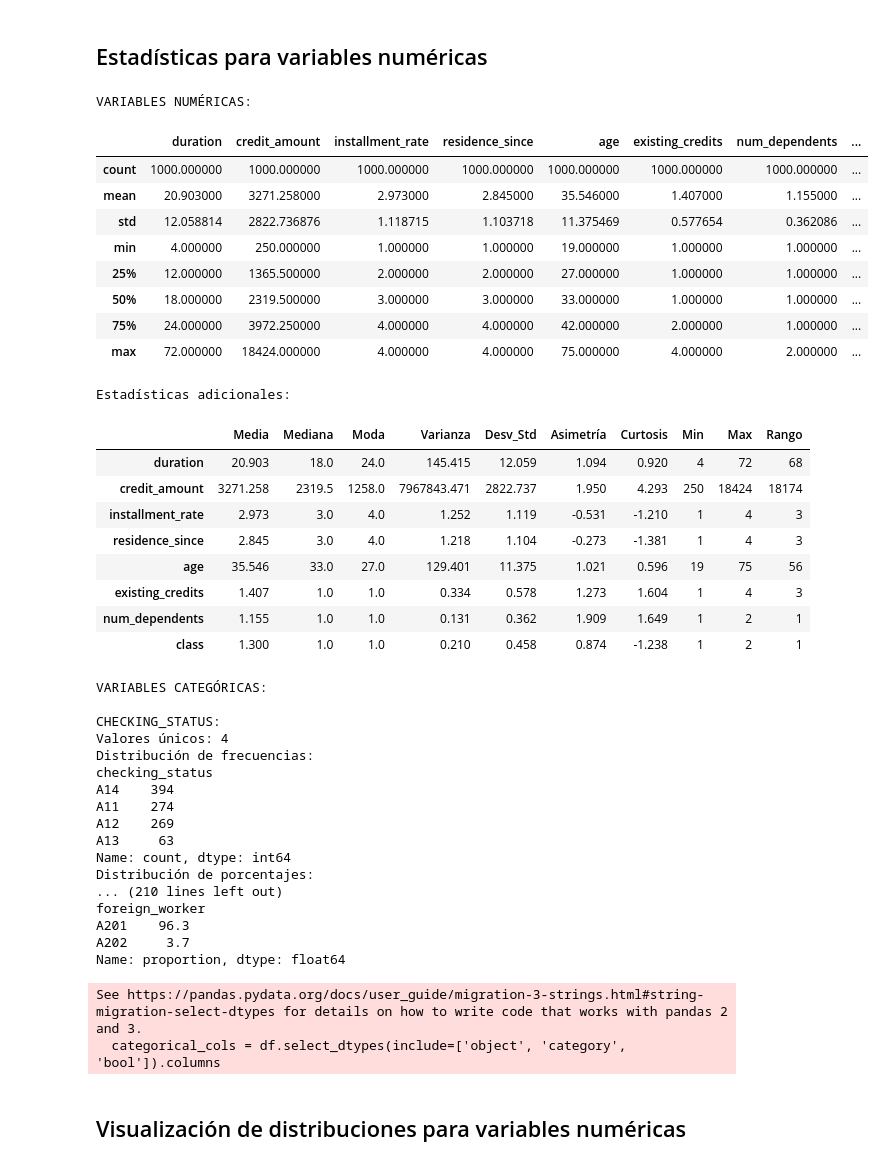
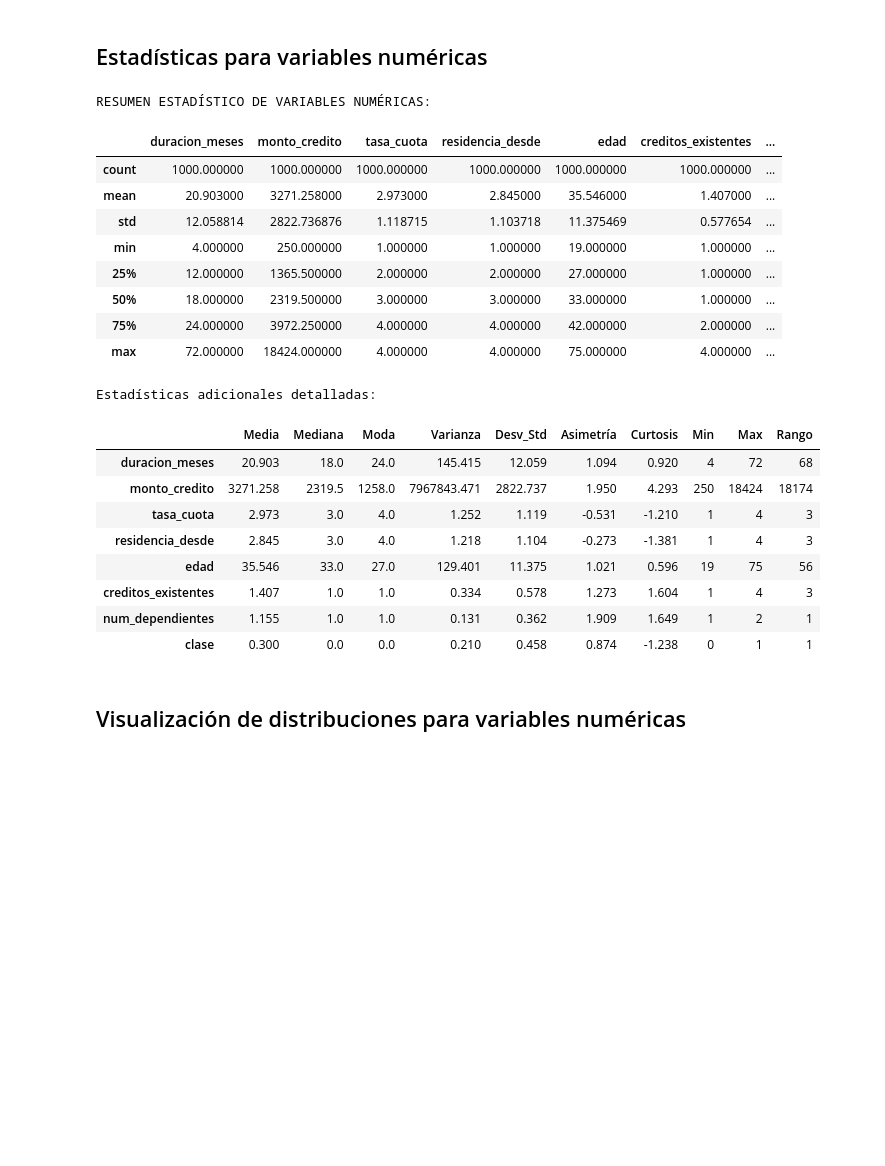
Before and after one commit to JohelBarquero/ProyectoA_RiesgoCrediticio, a Jupyter notebook: notebooks/EDA.ipynb, the cells around one changed output. Drawn from its saved outputs; the diff is of its cells as text; code cells hidden in the pictures; blank space fills up the shorter version.

```diff
--- a/notebooks/EDA.ipynb
+++ b/notebooks/EDA.ipynb
@@ -100,78 +346,47 @@ Nombres de columnas:
 # %% [markdown]
 ## Estadísticas para variables numéricas
 # %%
-numeric_cols = df.select_dtypes(include=[np.number]).columns
+numeric_cols = df.select_dtypes(include=[np.number]).columns.tolist()
+
 if len(numeric_cols) > 0:
-    print("VARIABLES NUMÉRICAS:")
+    print("RESUMEN ESTADÍSTICO DE VARIABLES NUMÉRICAS:")
     display(df[numeric_cols].describe())
 
-    # Estadísticas adicionales
-    print("\nEstadísticas adicionales:")
+    print("\nEstadísticas adicionales detalladas:")
     stats_df = pd.DataFrame({
         'Media': df[numeric_cols].mean(),
         'Mediana': df[numeric_cols].median(),
         'Moda': df[numeric_cols].mode().iloc[0] if not df[numeric_cols].empty else np.nan,
         'Varianza': df[numeric_cols].var(),
         'Desv_Std': df[numeric_cols].std(),
         'Asimetría': df[numeric_cols].skew(),
         'Curtosis': df[numeric_cols].kurtosis(),
         'Min': df[numeric_cols].min(),
         'Max': df[numeric_cols].max(),
         'Rango': df[numeric_cols].max() - df[numeric_cols].min()
     }).round(3)
     display(stats_df)
-
-# Estadísticas para variables categóricas
-categorical_cols = df.select_dtypes(include=['object', 'category', 'bool']).columns
-if len(categorical_cols) > 0:
-    print("\nVARIABLES CATEGÓRICAS:")
-    for col in categorical_cols:
-        print(f"\n{col.upper()}:")
-        print(f"Valores únicos: {df[col].nunique()}")
-        print("Distribución de frecuencias:")
-        print(df[col].value_counts())
-        print("Distribución de porcentajes:")
-        print(df[col].value_counts(normalize=True) * 100)
 # %% [output]
-VARIABLES NUMÉRICAS:
+RESUMEN ESTADÍSTICO DE VARIABLES NUMÉRICAS:
-|  | duration | credit_amount | installment_rate | residence_since | age | existing_credits | num_dependents | ... |
-| count | 1000.000000 | 1000.000000 | 1000.000000 | 1000.000000 | 1000.000000 | 1000.000000 | 1000.000000 | ... |
-| mean | 20.903000 | 3271.258000 | 2.973000 | 2.845000 | 35.546000 | 1.407000 | 1.155000 | ... |
-| std | 12.058814 | 2822.736876 | 1.118715 | 1.103718 | 11.375469 | 0.577654 | 0.362086 | ... |
-| min | 4.000000 | 250.000000 | 1.000000 | 1.000000 | 19.000000 | 1.000000 | 1.000000 | ... |
-| 25% | 12.000000 | 1365.500000 | 2.000000 | 2.000000 | 27.000000 | 1.000000 | 1.000000 | ... |
-| 50% | 18.000000 | 2319.500000 | 3.000000 | 3.000000 | 33.000000 | 1.000000 | 1.000000 | ... |
-| 75% | 24.000000 | 3972.250000 | 4.000000 | 4.000000 | 42.000000 | 2.000000 | 1.000000 | ... |
-| max | 72.000000 | 18424.000000 | 4.000000 | 4.000000 | 75.000000 | 4.000000 | 2.000000 | ... |
+|  | duracion_meses | monto_credito | tasa_cuota | residencia_desde | edad | creditos_existentes | ... |
+| count | 1000.000000 | 1000.000000 | 1000.000000 | 1000.000000 | 1000.000000 | 1000.000000 | ... |
+| mean | 20.903000 | 3271.258000 | 2.973000 | 2.845000 | 35.546000 | 1.407000 | ... |
+| std | 12.058814 | 2822.736876 | 1.118715 | 1.103718 | 11.375469 | 0.577654 | ... |
+| min | 4.000000 | 250.000000 | 1.000000 | 1.000000 | 19.000000 | 1.000000 | ... |
+| 25% | 12.000000 | 1365.500000 | 2.000000 | 2.000000 | 27.000000 | 1.000000 | ... |
+| 50% | 18.000000 | 2319.500000 | 3.000000 | 3.000000 | 33.000000 | 1.000000 | ... |
+| 75% | 24.000000 | 3972.250000 | 4.000000 | 4.000000 | 42.000000 | 2.000000 | ... |
+| max | 72.000000 | 18424.000000 | 4.000000 | 4.000000 | 75.000000 | 4.000000 | ... |
-Estadísticas adicionales:
+Estadísticas adicionales detalladas:
 |  | Media | Mediana | Moda | Varianza | Desv_Std | Asimetría | Curtosis | Min | Max | Rango |
-| duration | 20.903 | 18.0 | 24.0 | 145.415 | 12.059 | 1.094 | 0.920 | 4 | 72 | 68 |
-| credit_amount | 3271.258 | 2319.5 | 1258.0 | 7967843.471 | 2822.737 | 1.950 | 4.293 | 250 | 18424 | 18174 |
-| installment_rate | 2.973 | 3.0 | 4.0 | 1.252 | 1.119 | -0.531 | -1.210 | 1 | 4 | 3 |
-| residence_since | 2.845 | 3.0 | 4.0 | 1.218 | 1.104 | -0.273 | -1.381 | 1 | 4 | 3 |
-| age | 35.546 | 33.0 | 27.0 | 129.401 | 11.375 | 1.021 | 0.596 | 19 | 75 | 56 |
-| existing_credits | 1.407 | 1.0 | 1.0 | 0.334 | 0.578 | 1.273 | 1.604 | 1 | 4 | 3 |
-| num_dependents | 1.155 | 1.0 | 1.0 | 0.131 | 0.362 | 1.909 | 1.649 | 1 | 2 | 1 |
-| class | 1.300 | 1.0 | 1.0 | 0.210 | 0.458 | 0.874 | -1.238 | 1 | 2 | 1 |
+| duracion_meses | 20.903 | 18.0 | 24.0 | 145.415 | 12.059 | 1.094 | 0.920 | 4 | 72 | 68 |
+| monto_credito | 3271.258 | 2319.5 | 1258.0 | 7967843.471 | 2822.737 | 1.950 | 4.293 | 250 | 18424 | 18174 |
+| tasa_cuota | 2.973 | 3.0 | 4.0 | 1.252 | 1.119 | -0.531 | -1.210 | 1 | 4 | 3 |
+| residencia_desde | 2.845 | 3.0 | 4.0 | 1.218 | 1.104 | -0.273 | -1.381 | 1 | 4 | 3 |
+| edad | 35.546 | 33.0 | 27.0 | 129.401 | 11.375 | 1.021 | 0.596 | 19 | 75 | 56 |
+| creditos_existentes | 1.407 | 1.0 | 1.0 | 0.334 | 0.578 | 1.273 | 1.604 | 1 | 4 | 3 |
+| num_dependientes | 1.155 | 1.0 | 1.0 | 0.131 | 0.362 | 1.909 | 1.649 | 1 | 2 | 1 |
+| clase | 0.300 | 0.0 | 0.0 | 0.210 | 0.458 | 0.874 | -1.238 | 0 | 1 | 1 |
-VARIABLES CATEGÓRICAS:
-
-CHECKING_STATUS:
-Valores únicos: 4
-Distribución de frecuencias:
-checking_status
-A14    394
-A11    274
-A12    269
-A13     63
-Name: count, dtype: int64
-Distribución de porcentajes:
-... (210 lines left out)
-foreign_worker
-A201    96.3
-A202     3.7
-Name: proportion, dtype: float64
-See https://pandas.pydata.org/docs/user_guide/migration-3-strings.html#string-migration-select-dtypes for details on how to write code that works with pandas 2 and 3.
-  categorical_cols = df.select_dtypes(include=['object', 'category', 'bool']).columns
 # %% [markdown]
 ## Visualización de distribuciones para variables numéricas
 # %%
```
Also changed, not shown: parts of 25 cells of this notebook, 3 other files.
